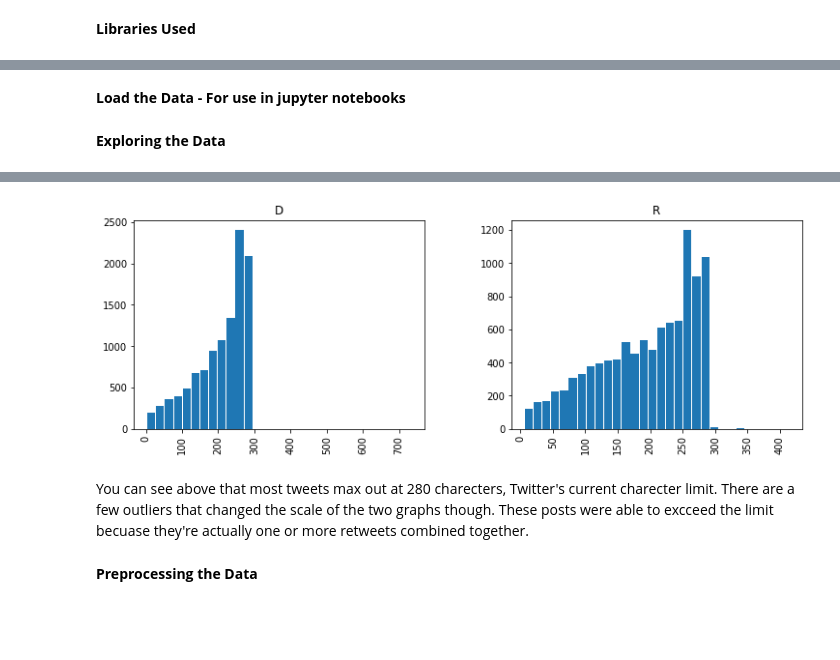
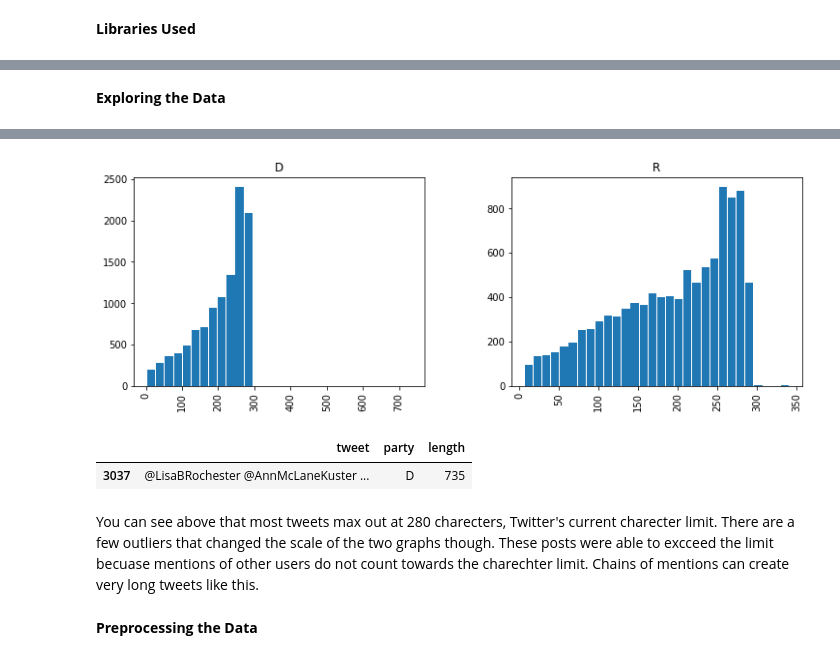
Before and after one commit to GeorgeIIT/cs481project, a Jupyter notebook: cs481Project.ipynb, the cells around one changed output, grey strips where cells are left out. Drawn from its saved outputs; the diff is of its cells as text; code cells hidden in the pictures; blank space fills up the shorter version.

```diff
--- a/cs481Project.ipynb
+++ b/cs481Project.ipynb
@@ -58,6 +51,6 @@ uploaded = files.upload()
 # %%
 #read in the data as a pandas dataframe, pipes (|) were used as delimiters.
-data = pd.read_csv(io.BytesIO(uploaded['party_tweets.csv']),sep='|',engine='python',encoding='utf-8',quoting=3)
+data = pd.read_csv('party_tweets.csv',sep='|',engine='python',encoding='utf-8',quoting=3)
 #make sure pandas does not truncate display
-pd.set_option('display.max_colwidth', None)
+pd.set_option('display.max_colwidth', -1) #change '-1' to 'none' here if using a later version of pandas
 data.shape, display(data.head())
@@ -64,2 +64,0 @@ data.shape, display(data.head())
-# %% [markdown]
-**Load the Data - For use in jupyter notebooks**
@@ -92,6 +89,9 @@ print("\nTweet charechter length info:\n{}".format(data['length'].describe()))
 #get a visualization of the length distribution by party
 data.hist(column='length',by='party',bins=30,figsize=(12,4),rwidth=0.9)
 plt.show()
+
+#lets see a tweet that was over 280 chars
+data.query('length > 700')
 # %% [output]
 empty cells:
 idx      0
@@ -112,7 +112,9 @@ max        735.000000
 Name: length, dtype: float64
-[figure, old version]
+[figure, new version]
+|  | tweet | party | length |
+| 3037 | @LisaBRochester @AnnMcLaneKuster ... | D | 735 |
 # %% [markdown]
-You can see above that most tweets max out at 280 charecters, Twitter's current charecter limit. There are a few outliers that changed the scale of the two graphs though. These posts were able to excceed the limit becuase they're actually one or more retweets combined together.
+You can see above that most tweets max out at 280 charecters, Twitter's current charecter limit. There are a few outliers that changed the scale of the two graphs though. These posts were able to excceed the limit becuase mentions of other users do not count towards the charechter limit. Chains of mentions can create very long tweets like this.
 # %% [markdown]
 **Preprocessing the Data**
 # %% [markdown]
```
Also changed, not shown: parts of 24 cells of this notebook, 2 other files.
